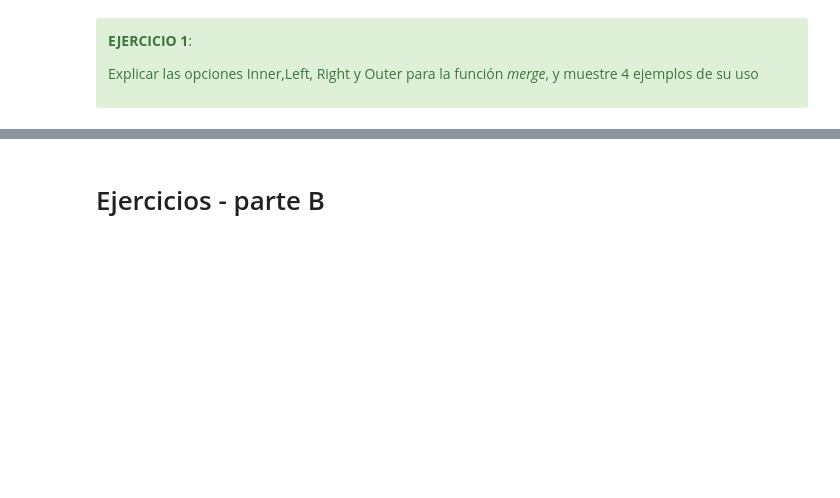
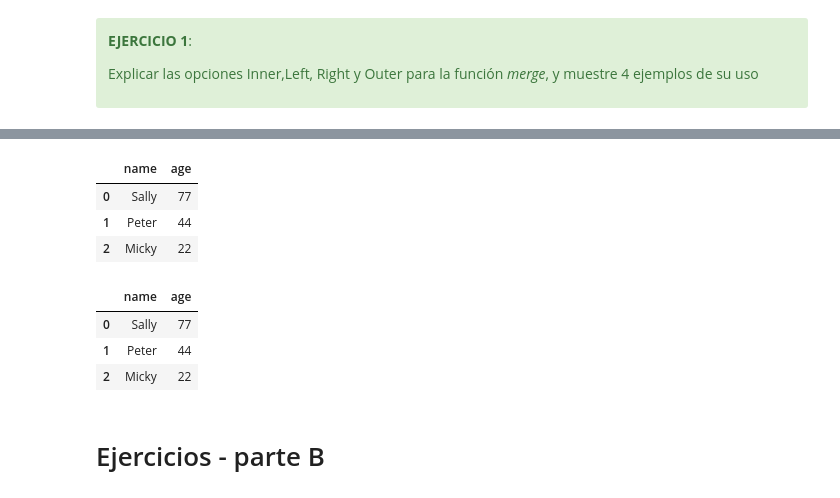
Before and after one commit to chava131011/Data-Science-Coursework, a Jupyter notebook: Classes Resources/CD_07_Pandas_Concat-DatosFaltantes/CD_07_Tarea -CarlosChavarria.ipynb, the cells around one changed output, grey strips where cells are left out. Drawn from its saved outputs; the diff is of its cells as text; code cells hidden in the pictures; blank space fills up the shorter version.

```diff
--- a/Classes Resources/CD_07_Pandas_Concat-DatosFaltantes/CD_07_Tarea -CarlosChavarria.ipynb
+++ b/Classes Resources/CD_07_Pandas_Concat-DatosFaltantes/CD_07_Tarea -CarlosChavarria.ipynb
@@ -18,5 +35,18 @@ Explicar las opciones Inner,Left, Right y Outer para la función *merge*, y mues
+# %%
+df2
+# %% [output]
+|  | name | age |
+| 0 | Sally | 77 |
+| 1 | Peter | 44 |
+| 2 | Micky | 22 |
 # %%
 #ejemplo 1
+pd.merge(df1,df2, how='right')
+# %% [output]
+|  | name | age |
+| 0 | Sally | 77 |
+| 1 | Peter | 44 |
+| 2 | Micky | 22 |
 # %%
 #ejemplo 2
 # %%
```
Also changed, not shown: parts of 2 cells of this notebook.
